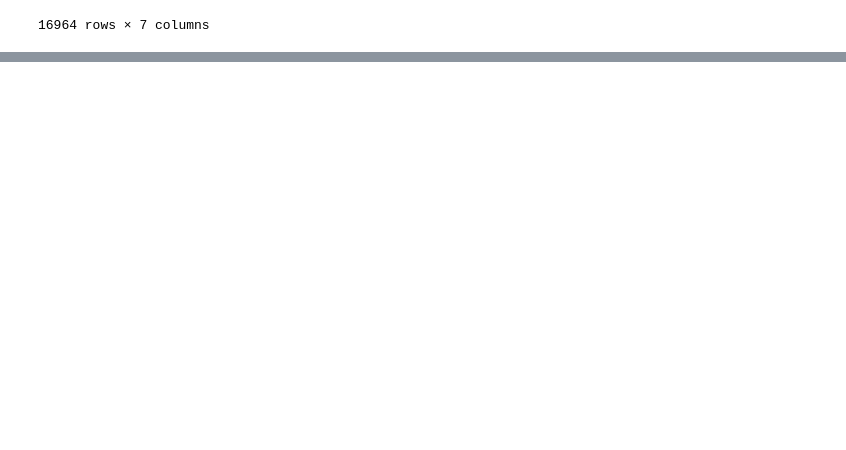
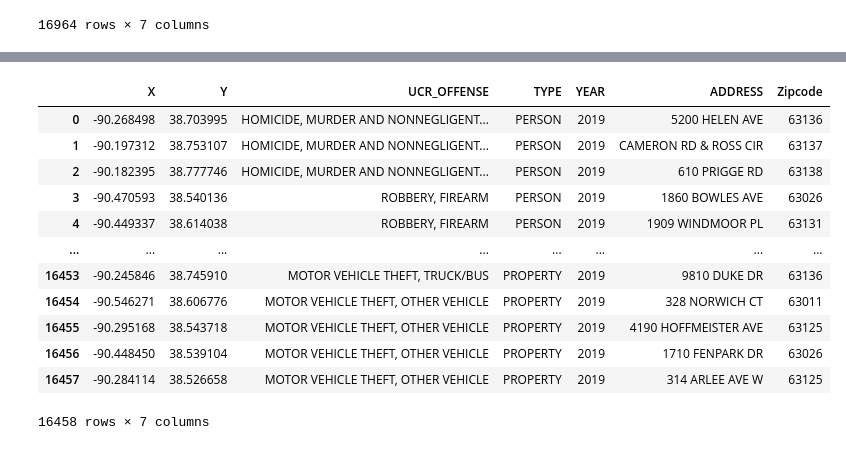
Before and after one commit to crchunn/DataVis-Proj1, a Jupyter notebook: Zipcode-Analysis.ipynb, the cells around one changed output, grey strips where cells are left out. Cells and saved outputs as stored; diff of their text form; code cells hidden in the pictures; blank space fills up the shorter version.

Commit message:
final zipcode version

```diff
--- a/Zipcode-Analysis.ipynb
+++ b/Zipcode-Analysis.ipynb
@@ -77 +79,4 @@ ryear_df
 16458 rows × 6 columns
+# %%
+ryear_df['Zipcode'] = ""
+ryear_df.head()
@@ -197,0 +145,16 @@ Flatten_json(zipcode[0]['results'])['1_address_components-6_long_name']
+# %%
+ryear_df.head(17000)
+# %% [output]
+|  | X | Y | UCR_OFFENSE | TYPE | YEAR | ADDRESS | Zipcode |
+| 0 | -90.268498 | 38.703995 | HOMICIDE, MURDER AND NONNEGLIGENT... | PERSON | 2019 | 5200 HELEN AVE | 63136 |
+| 1 | -90.197312 | 38.753107 | HOMICIDE, MURDER AND NONNEGLIGENT... | PERSON | 2019 | CAMERON RD & ROSS CIR | 63137 |
+| 2 | -90.182395 | 38.777746 | HOMICIDE, MURDER AND NONNEGLIGENT... | PERSON | 2019 | 610 PRIGGE RD | 63138 |
+| 3 | -90.470593 | 38.540136 | ROBBERY, FIREARM | PERSON | 2019 | 1860 BOWLES AVE | 63026 |
+| 4 | -90.449337 | 38.614038 | ROBBERY, FIREARM | PERSON | 2019 | 1909 WINDMOOR PL | 63131 |
+| ... | ... | ... | ... | ... | ... | ... | ... |
+| 16453 | -90.245846 | 38.745910 | MOTOR VEHICLE THEFT, TRUCK/BUS | PROPERTY | 2019 | 9810 DUKE DR | 63136 |
+| 16454 | -90.546271 | 38.606776 | MOTOR VEHICLE THEFT, OTHER VEHICLE | PROPERTY | 2019 | 328 NORWICH CT | 63011 |
+| 16455 | -90.295168 | 38.543718 | MOTOR VEHICLE THEFT, OTHER VEHICLE | PROPERTY | 2019 | 4190 HOFFMEISTER AVE | 63125 |
+| 16456 | -90.448450 | 38.539104 | MOTOR VEHICLE THEFT, OTHER VEHICLE | PROPERTY | 2019 | 1710 FENPARK DR | 63026 |
+| 16457 | -90.284114 | 38.526658 | MOTOR VEHICLE THEFT, OTHER VEHICLE | PROPERTY | 2019 | 314 ARLEE AVE W | 63125 |
+16458 rows × 7 columns
```
Also changed, not shown: parts of 15 cells of this notebook.
